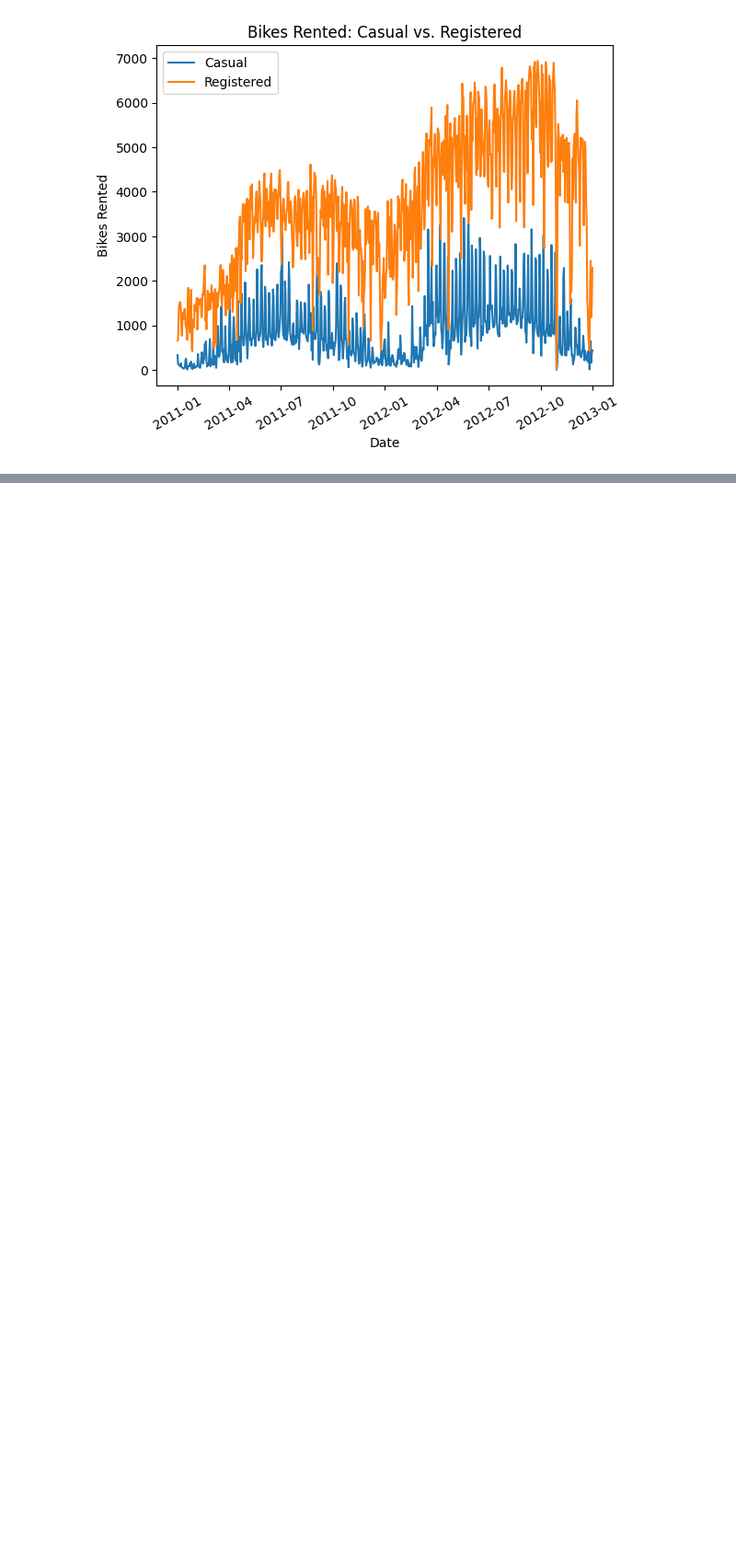
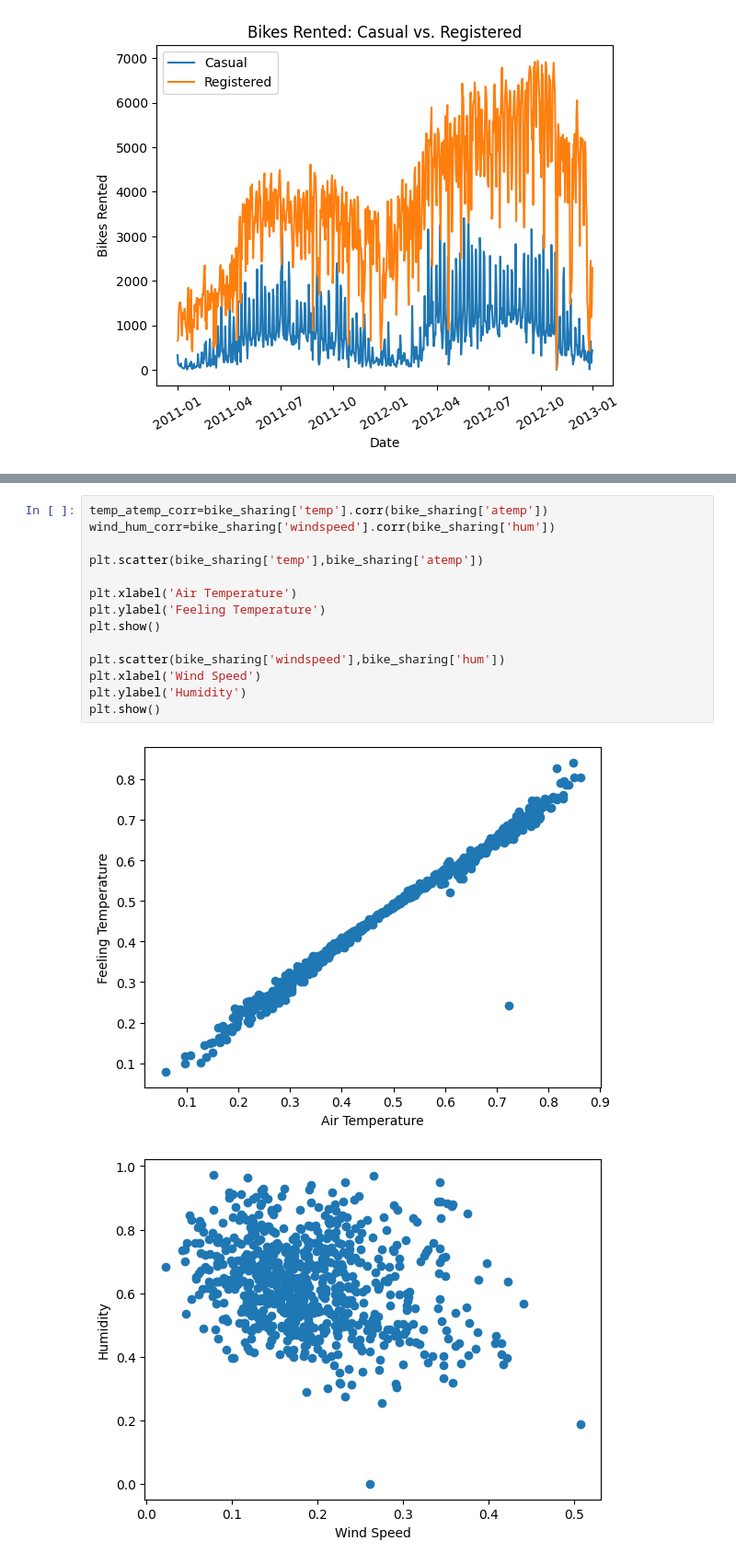
Before and after one commit to NasuYue/AB_testing_google_udemy, a Jupyter notebook: Part2_Intermediate-Python-and-Pandas/Data Visualization Fundamentals/Scatter-Plots-and-Correlations.ipynb, the cells around one changed output, grey strips where cells are left out. Shown at 92% size. Cells and saved outputs as stored; diff of their text form; blank space fills up the shorter version.

```diff
--- a/Part2_Intermediate-Python-and-Pandas/Data Visualization Fundamentals/Scatter-Plots-and-Correlations.ipynb
+++ b/Part2_Intermediate-Python-and-Pandas/Data Visualization Fundamentals/Scatter-Plots-and-Correlations.ipynb
@@ -53,0 +76,17 @@ plt.show()
+# %%
+temp_atemp_corr=bike_sharing['temp'].corr(bike_sharing['atemp'])
+wind_hum_corr=bike_sharing['windspeed'].corr(bike_sharing['hum'])
+
+plt.scatter(bike_sharing['temp'],bike_sharing['atemp'])
+
+plt.xlabel('Air Temperature')
+plt.ylabel('Feeling Temperature')
+plt.show()
+
+plt.scatter(bike_sharing['windspeed'],bike_sharing['hum'])
+plt.xlabel('Wind Speed')
+plt.ylabel('Humidity')
+plt.show()
+# %% [output]
+[figure, added]
+[figure, added]
```
Also changed, not shown: parts of 6 cells of this notebook, 3 other files.
